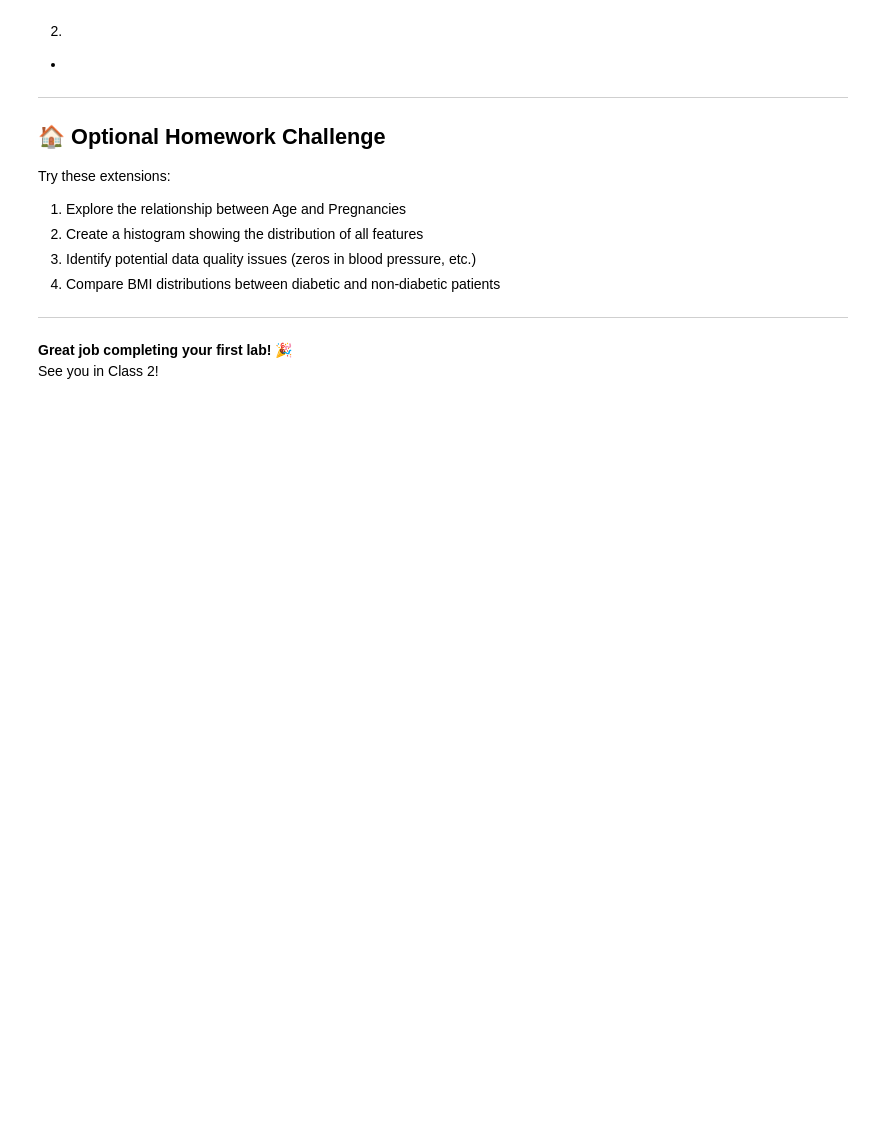
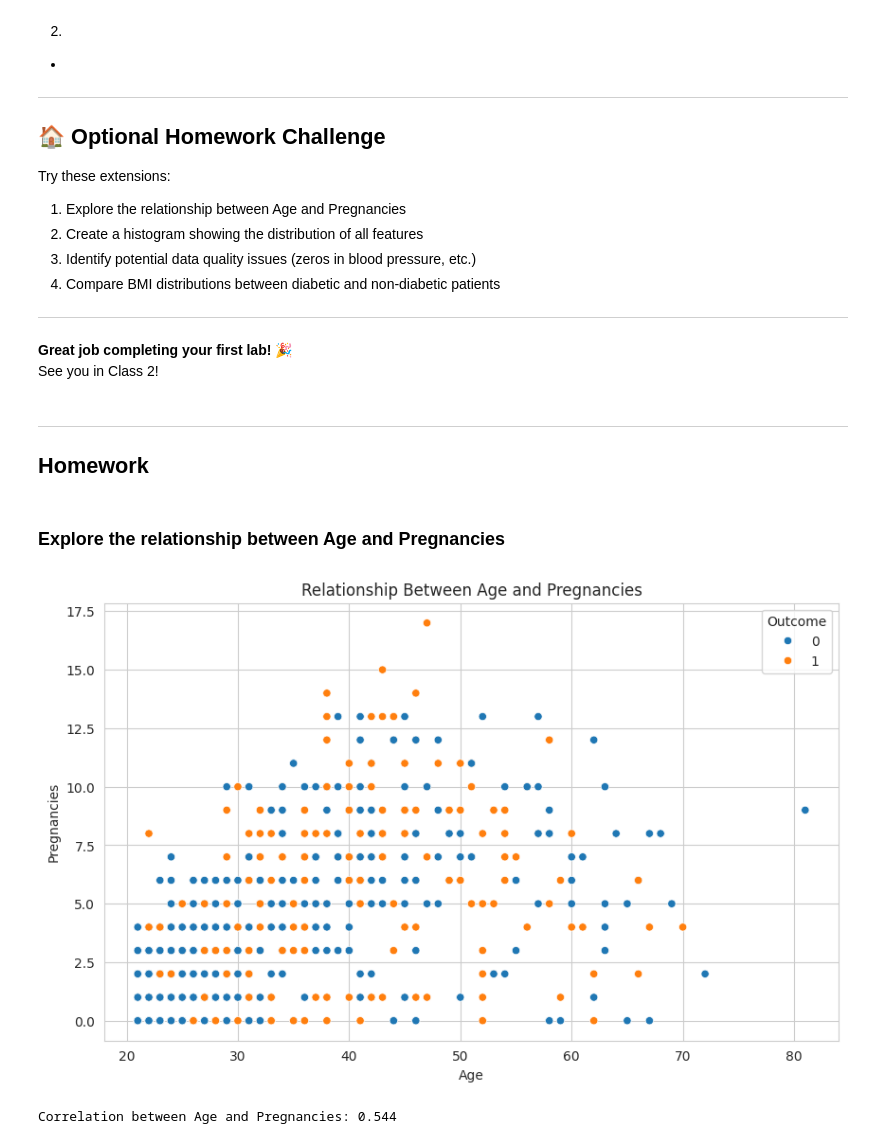
Before and after one commit to rodme02/AIMed, a Jupyter notebook: week1/notebooks/Week1_Class1_Introduction_and_Colab_Setup.ipynb, the cells around one changed output. Cells and saved outputs as stored; diff of their text form; code cells hidden in the pictures; blank space fills up the shorter version.

```diff
--- a/week1/notebooks/Week1_Class1_Introduction_and_Colab_Setup.ipynb
+++ b/week1/notebooks/Week1_Class1_Introduction_and_Colab_Setup.ipynb
@@ -478,3 +478,20 @@ Try these extensions:
 
 **Great job completing your first lab! 🎉**
 See you in Class 2!
+# %% [markdown]
+---
+
+## Homework
+# %% [markdown]
+### Explore the relationship between Age and Pregnancies
+# %%
+plt.figure()
+sns.scatterplot(data=df, x="Age", y="Pregnancies", hue="Outcome")
+plt.title("Relationship Between Age and Pregnancies")
+plt.show()
+
+correlation = df["Age"].corr(df["Pregnancies"])
+print(f"\nCorrelation between Age and Pregnancies: {correlation:.3f}")
+# %% [output]
+[figure, added]
+Correlation between Age and Pregnancies: 0.544
```
Also changed, not shown: parts of 11 cells of this notebook.
